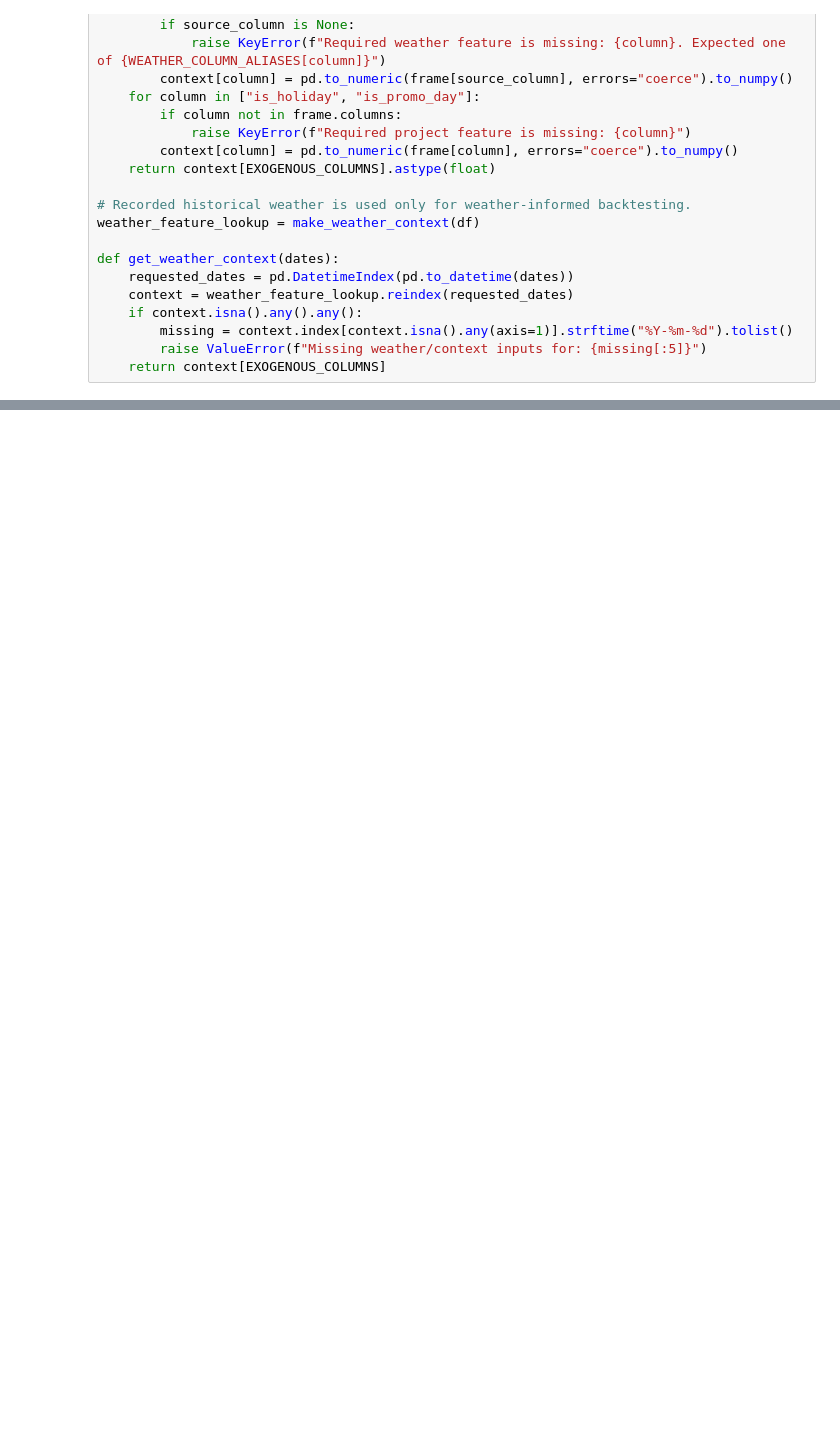
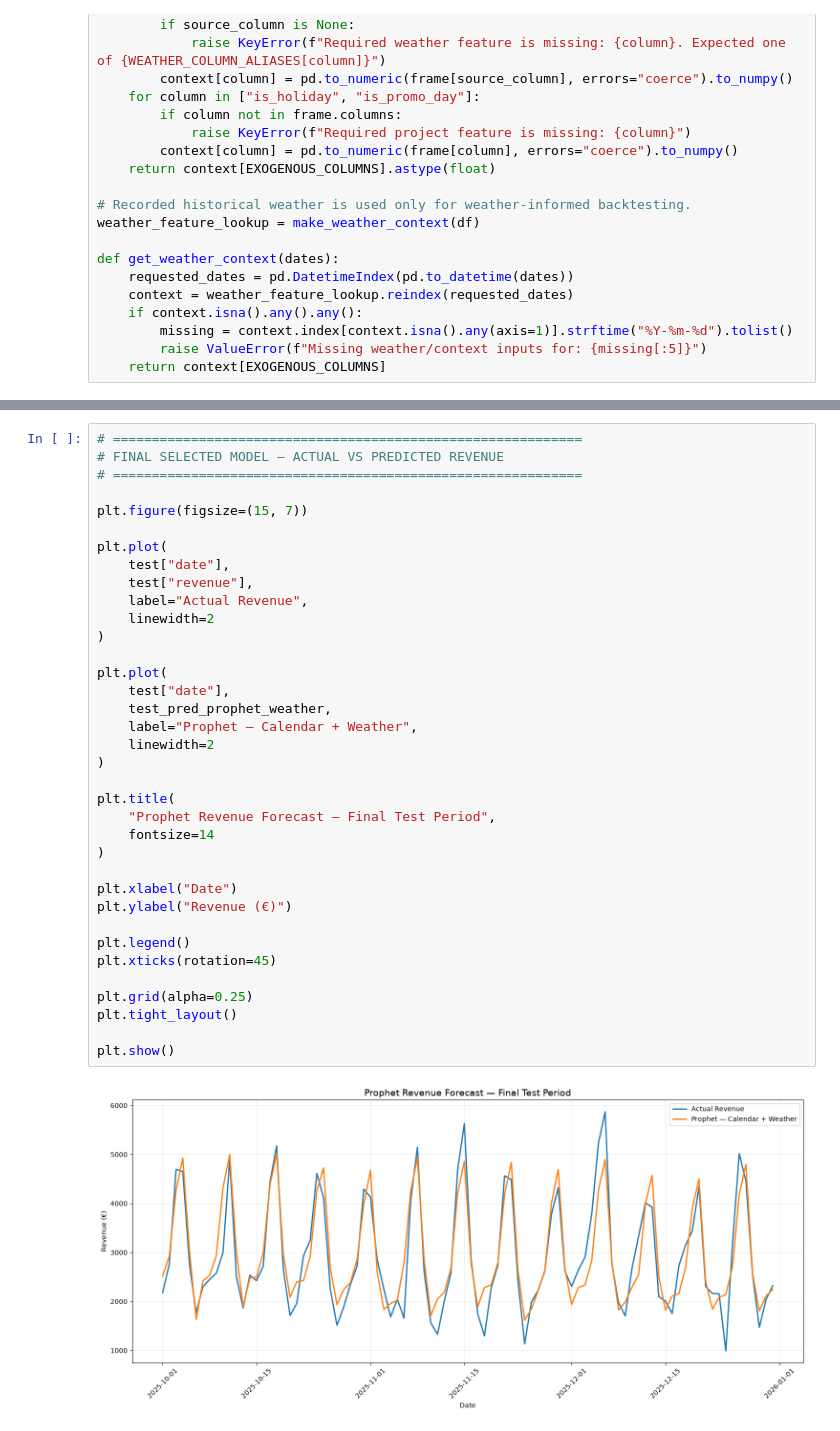
Before and after one commit to satish-shrestha-4u/restrodine-restaurant-intelligence, a Jupyter notebook: notebooks/03_revenue_forecasting.ipynb, the cells around one changed output, grey strips where cells are left out. Cells and saved outputs as stored; diff of their text form; blank space fills up the shorter version.

```diff
--- a/notebooks/03_revenue_forecasting.ipynb
+++ b/notebooks/03_revenue_forecasting.ipynb
@@ -1306,0 +1858,38 @@ weather_folds.groupby("model")[["MAE", "RMSE", "MAPE (%)"]].agg(["mean", "std"])
+# %%
+# ============================================================
+# FINAL SELECTED MODEL — ACTUAL VS PREDICTED REVENUE
+# ============================================================
+
+plt.figure(figsize=(15, 7))
+
+plt.plot(
+    test["date"],
+    test["revenue"],
+    label="Actual Revenue",
+    linewidth=2
+)
+
+plt.plot(
+    test["date"],
+    test_pred_prophet_weather,
+    label="Prophet — Calendar + Weather",
+    linewidth=2
+)
+
+plt.title(
+    "Prophet Revenue Forecast — Final Test Period",
+    fontsize=14
+)
+
+plt.xlabel("Date")
+plt.ylabel("Revenue (€)")
+
+plt.legend()
+plt.xticks(rotation=45)
+
+plt.grid(alpha=0.25)
+plt.tight_layout()
+
+plt.show()
+# %% [output]
+[figure, added]
```
Also changed, not shown: parts of 48 cells of this notebook.
